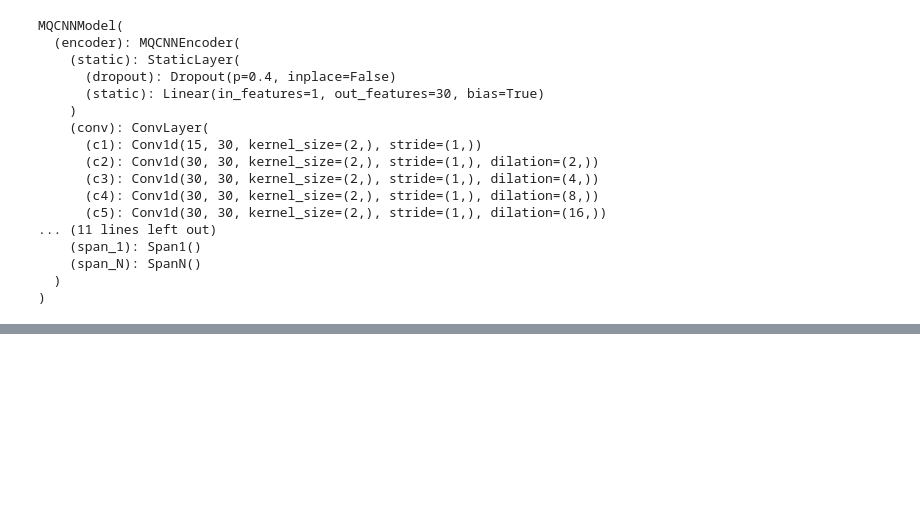
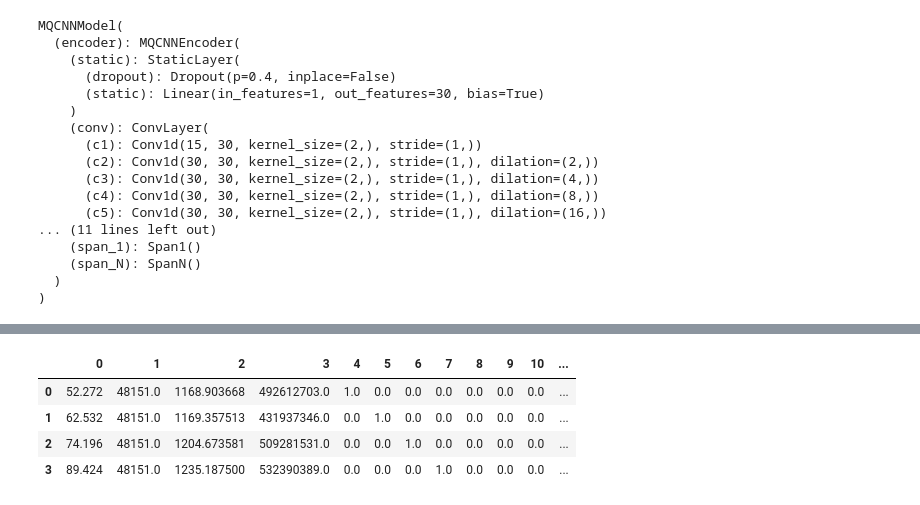
Before and after one commit to GoldbergData/pytorch-forecasting, a Jupyter notebook: examples/sadMQCNN.ipynb, the cells around one changed output, grey strips where cells are left out. Cells and saved outputs as stored; diff of their text form; code cells hidden in the pictures; blank space fills up the shorter version.

```diff
--- a/examples/sadMQCNN.ipynb
+++ b/examples/sadMQCNN.ipynb
@@ -634,0 +650,8 @@ subset_dummies_example_df.query('volume == [52.272, 59.076, 60.480, 49.284]')
+# %%
+pd.DataFrame(np.array(tf[0, :, :])).head(4)
+# %% [output]
+|  | 0 | 1 | 2 | 3 | 4 | 5 | 6 | 7 | 8 | 9 | 10 | ... |
+| 0 | 52.272 | 48151.0 | 1168.903668 | 492612703.0 | 1.0 | 0.0 | 0.0 | 0.0 | 0.0 | 0.0 | 0.0 | ... |
+| 1 | 62.532 | 48151.0 | 1169.357513 | 431937346.0 | 0.0 | 1.0 | 0.0 | 0.0 | 0.0 | 0.0 | 0.0 | ... |
+| 2 | 74.196 | 48151.0 | 1204.673581 | 509281531.0 | 0.0 | 0.0 | 1.0 | 0.0 | 0.0 | 0.0 | 0.0 | ... |
+| 3 | 89.424 | 48151.0 | 1235.187500 | 532390389.0 | 0.0 | 0.0 | 0.0 | 1.0 | 0.0 | 0.0 | 0.0 | ... |
```
Also changed, not shown: parts of 30 cells of this notebook.
